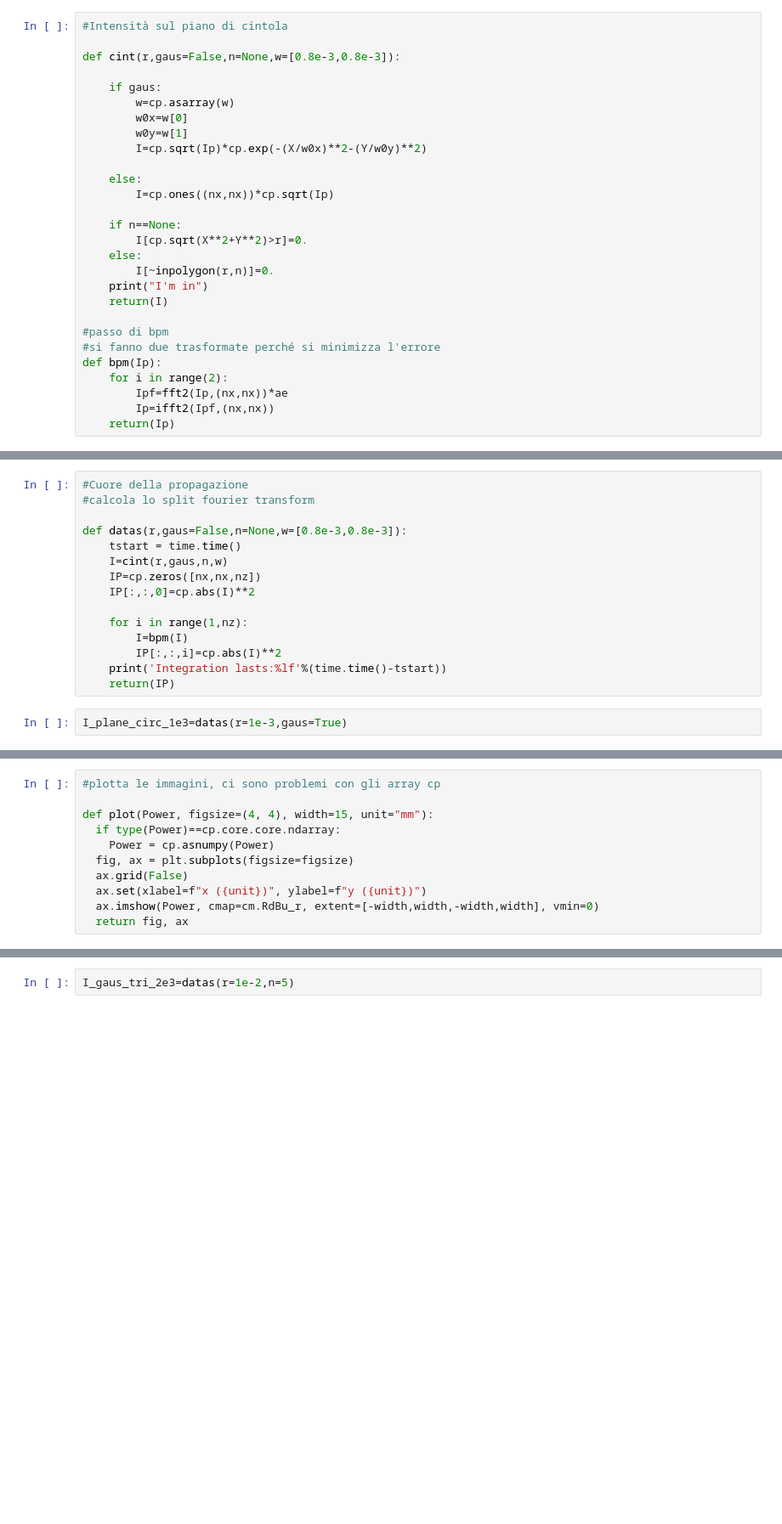
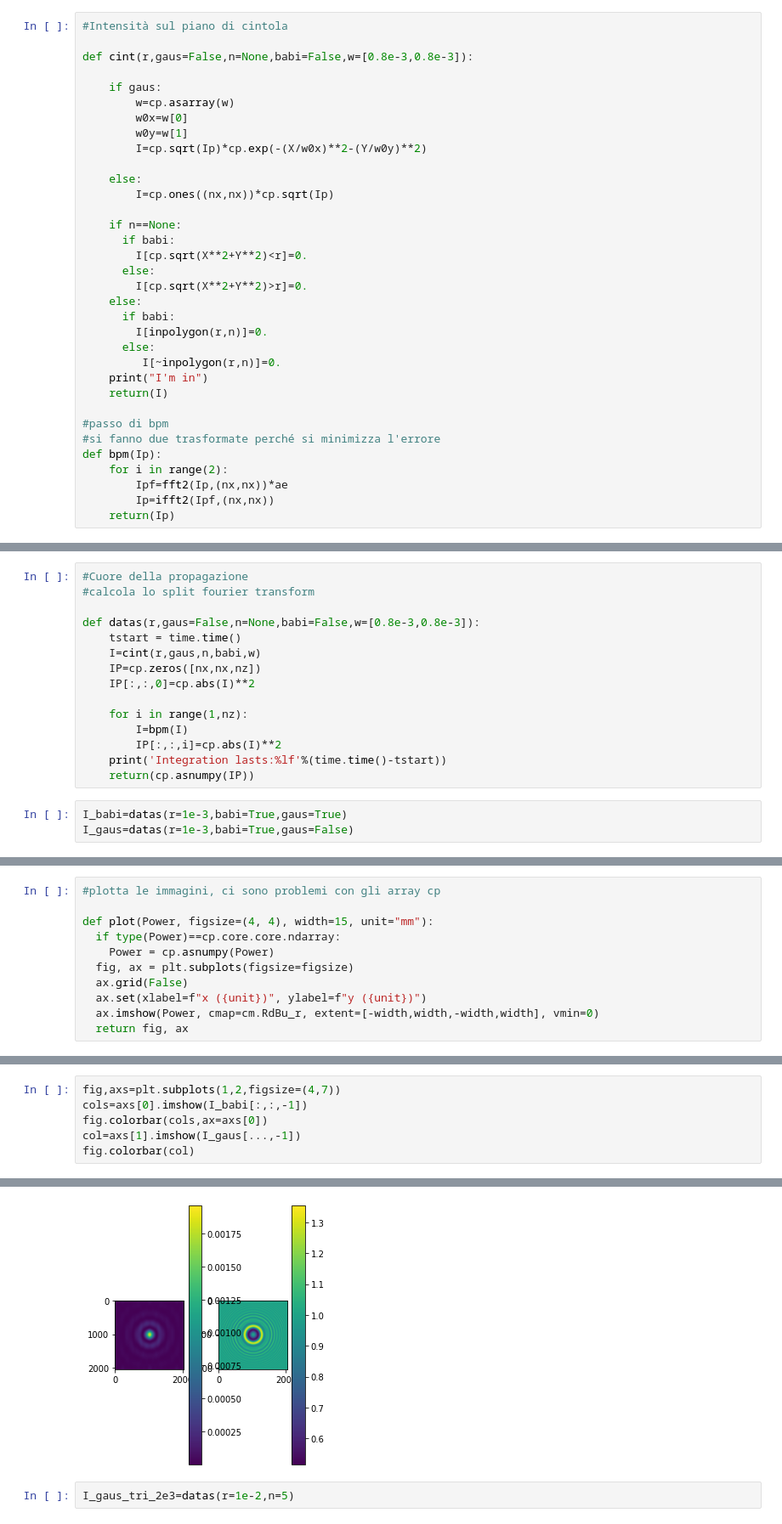
Before and after one commit to CarloGiorgio/carlogiorgio, a Jupyter notebook: Optics/Shape_BPM.ipynb, the cells around one changed output, grey strips where cells are left out. Shown at 85% size. Cells and saved outputs as stored; diff of their text form; blank space fills up the shorter version.

```diff
--- a/Optics/Shape_BPM.ipynb
+++ b/Optics/Shape_BPM.ipynb
@@ -42,7 +42,7 @@ def inpolygon(r, n):
 # %%
 #Intensità sul piano di cintola
 
-def cint(r,gaus=False,n=None,w=[0.8e-3,0.8e-3]):
+def cint(r,gaus=False,n=None,babi=False,w=[0.8e-3,0.8e-3]):
 
     if gaus:
         w=cp.asarray(w)
@@ -54,9 +54,15 @@ def cint(r,gaus=False,n=None,w=[0.8e-3,0.8e-3]):
         I=cp.ones((nx,nx))*cp.sqrt(Ip)
 
     if n==None:
+      if babi:
+        I[cp.sqrt(X**2+Y**2)<r]=0.
+      else:
         I[cp.sqrt(X**2+Y**2)>r]=0.
     else:
-        I[~inpolygon(r,n)]=0.
+      if babi:
+        I[inpolygon(r,n)]=0.
+      else:
+         I[~inpolygon(r,n)]=0.
     print("I'm in")
     return(I)
 
@@ -104,9 +112,9 @@ ae=cp.exp(1j*((Kx**2+Ky**2)*Lz/4/nz/k0)) #propagatore
 #Cuore della propagazione
 #calcola lo split fourier transform
 
-def datas(r,gaus=False,n=None,w=[0.8e-3,0.8e-3]):
+def datas(r,gaus=False,n=None,babi=False,w=[0.8e-3,0.8e-3]):
     tstart = time.time()
-    I=cint(r,gaus,n,w)
+    I=cint(r,gaus,n,babi,w)
     IP=cp.zeros([nx,nx,nz])
     IP[:,:,0]=cp.abs(I)**2
 
@@ -114,8 +122,9 @@ def datas(r,gaus=False,n=None,w=[0.8e-3,0.8e-3]):
         I=bpm(I)
         IP[:,:,i]=cp.abs(I)**2
     print('Integration lasts:%lf'%(time.time()-tstart))
-    return(IP)
+    return(cp.asnumpy(IP))
 # %%
-I_plane_circ_1e3=datas(r=1e-3,gaus=True)
+I_babi=datas(r=1e-3,babi=True,gaus=True)
+I_gaus=datas(r=1e-3,babi=True,gaus=False)
 # %% [output]
 I'm in
@@ -139,0 +145,7 @@ plot(I_plane_circ_1e3[:,:,-1],figsize=(4,4))
+# %%
+fig,axs=plt.subplots(1,2,figsize=(4,7))
+cols=axs[0].imshow(I_babi[:,:,-1])
+fig.colorbar(cols,ax=axs[0])
+col=axs[1].imshow(I_gaus[...,-1])
+fig.colorbar(col)
+# %% [output]
@@ -140,3 +153,4 @@ plot(I_plane_circ_1e3[:,:,-1],figsize=(4,4))
+[figure, added]
 # %%
 I_gaus_tri_2e3=datas(r=1e-2,n=5)
 # %% [output]
```
Also changed, not shown: parts of 4 cells of this notebook.
